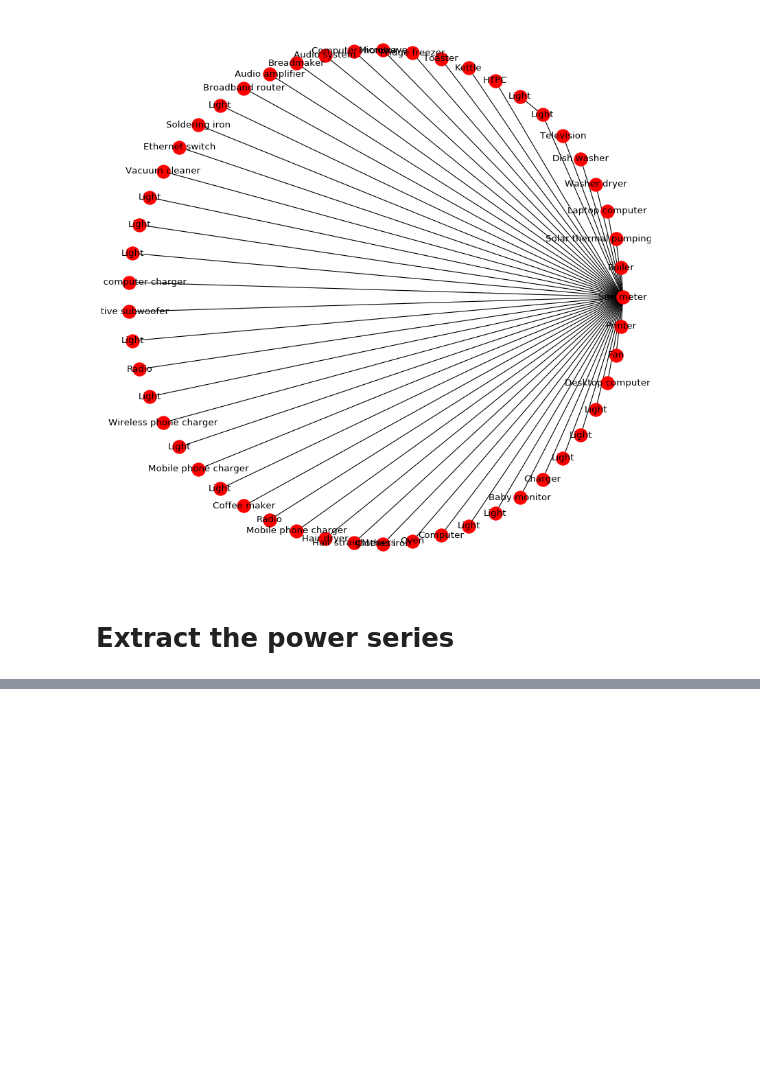
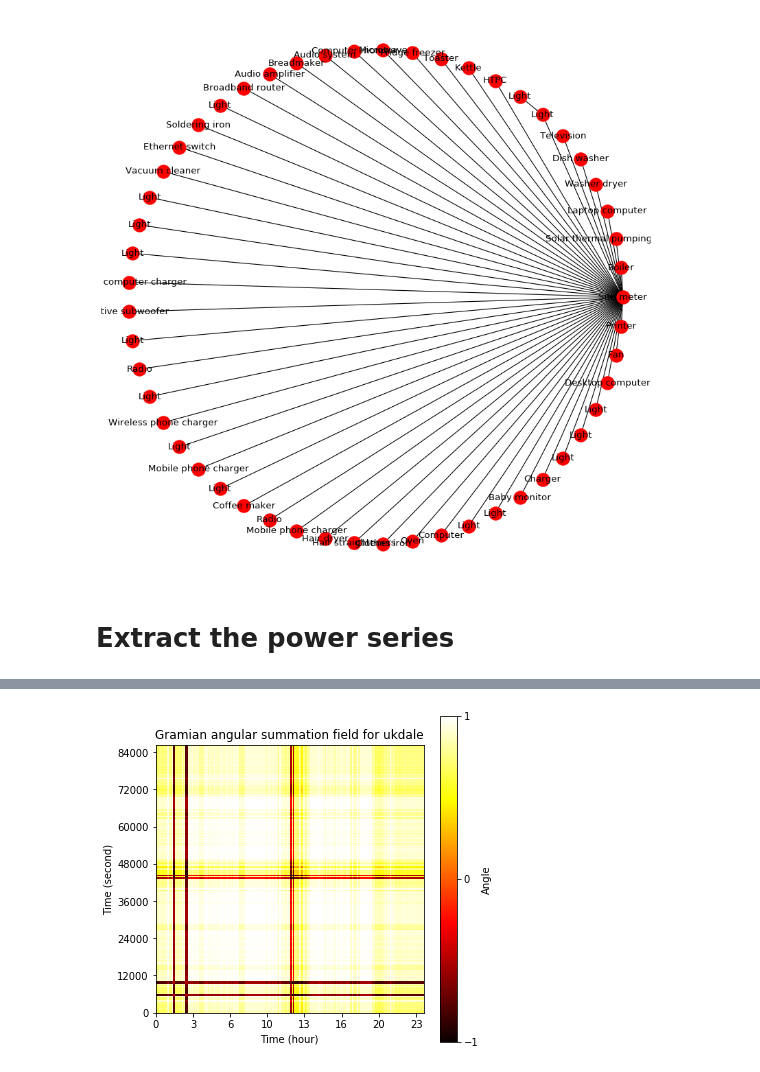
Before and after one commit to Gracepicharporn/Data-Science-project, a Jupyter notebook: nilmtk_UK-DALE.ipynb, the cells around one changed output, grey strips where cells are left out. Cells and saved outputs as stored; diff of their text form; code cells hidden in the pictures; blank space fills up the shorter version.

```diff
--- a/nilmtk_UK-DALE.ipynb
+++ b/nilmtk_UK-DALE.ipynb
@@ -166,0 +256,2 @@ uk_dale.buildings[1].elec.draw_wiring_graph()
+# %%
+ukdale_power_24 = ukdale_allpowerseries_building1['2012-11-09 22:28:18': '2012-11-10 22:28:18'].fillna(0)
@@ -166,0 +275,3 @@ uk_dale.buildings[1].elec.draw_wiring_graph()
+# %%
+gasf = GramianAngularField( method='summation')
+ukdale_gasf = gasf.fit_transform(np.array(ukdale_power_24['power_active']).reshape((1,-1)))
@@ -166,0 +294,27 @@ uk_dale.buildings[1].elec.draw_wiring_graph()
+# %%
+import matplotlib.ticker as tick
+from matplotlib.ticker import FuncFormatter
+def scale_xaxis(numbers):
+    return (numbers.astype(int)*6)//(60*60)
+# %%
+def scale_yaxis(numbers):
+    return numbers.astype(int)*6
+# %%
+fig, ax = plt.subplots(figsize=(6, 6))
+plt.imshow(ukdale_gasf[0], cmap='hot',interpolation='nearest')
+color_bar = plt.colorbar(ticks=[-1.0,0.0,1.0])
+color_bar.set_label('Angle')
+color_bar.ax.set_xticklabels(['-1.0', '0.0', '1.0'])
+plt.xlabel('Time (hour)')
+xticks = ax.get_xticks()
+yticks = ax.get_yticks()
+ax.autoscale(False)
+ax.xaxis.set_ticklabels(scale_xaxis(xticks))
+ax.yaxis.set_ticklabels(scale_yaxis(xticks))
+#plt.xlim([0, len(ukdale_gasf)*6])
+plt.ylabel('Time (second)')
+plt.gca().invert_yaxis()
+plt.title('Gramian angular summation field for ukdale')
+plt.show()
+# %% [output]
+[figure, added]
```
Also changed, not shown: parts of 50 cells of this notebook.
